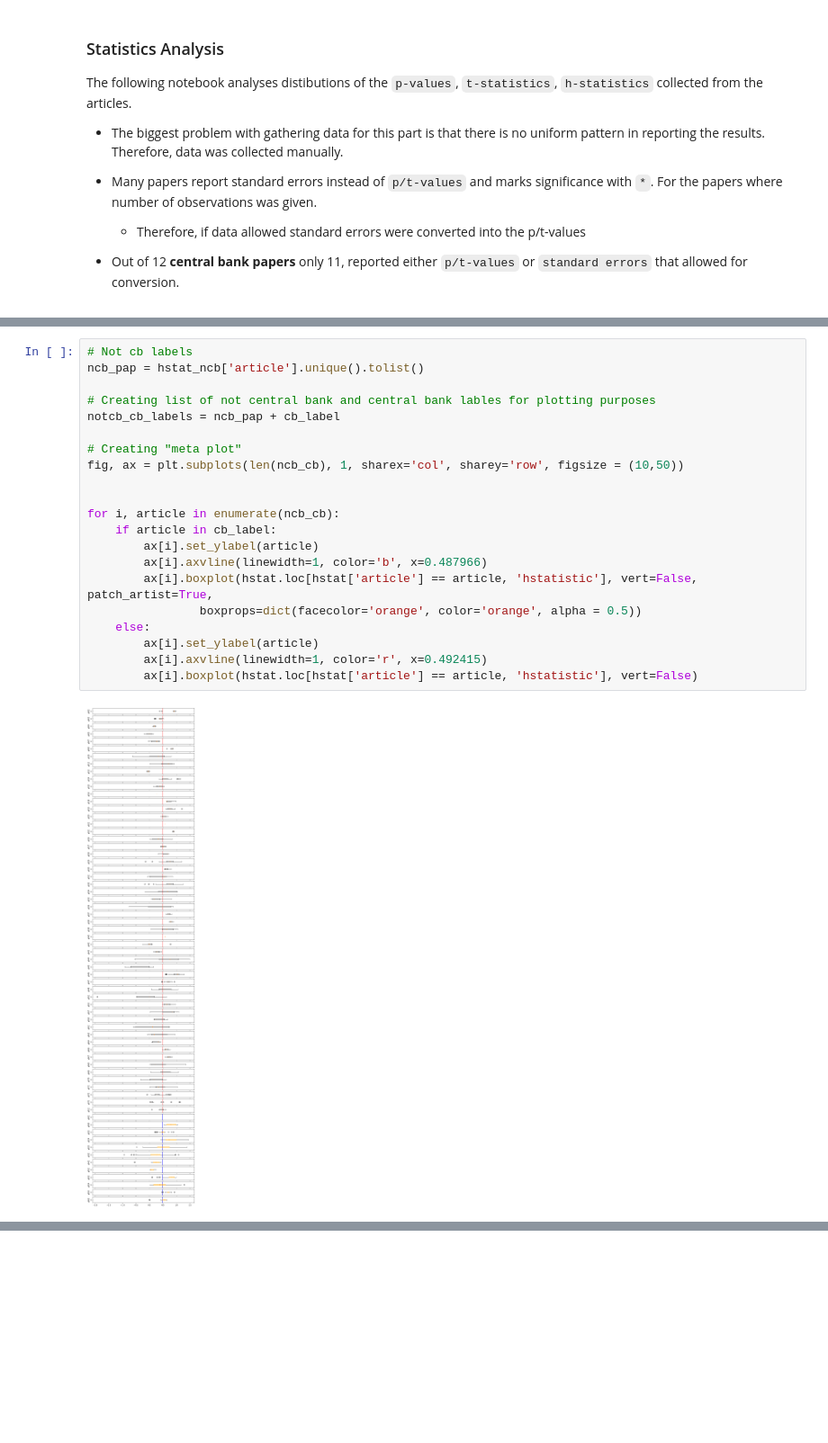
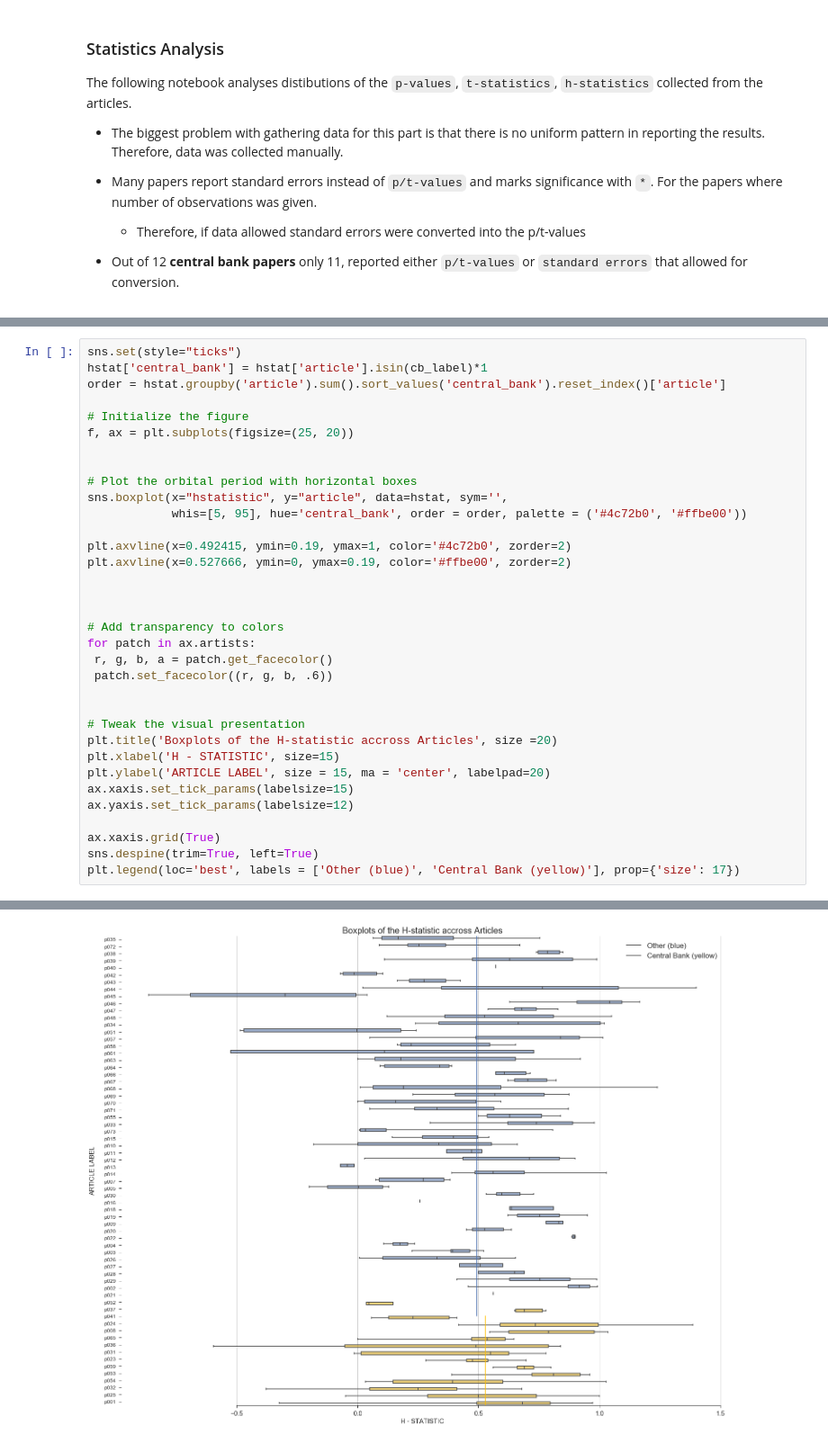
Before and after one commit to ln-P/MasterThesis, a Jupyter notebook: Analysis/Statistics_Analysis.ipynb, the cells around one changed output, grey strips where cells are left out. Shown: that part at 90% size. Drawn from its saved outputs; the diff is of its cells as text; blank space fills up the shorter version.

```diff
--- a/Analysis/Statistics_Analysis.ipynb
+++ b/Analysis/Statistics_Analysis.ipynb
@@ -164,23 +276,35 @@ Ks_2sampResult(statistic=0.3986486486486486, pvalue=1.0267063630101906e-72)
-# %%
-# Not cb labels
-ncb_pap = hstat_ncb['article'].unique().tolist()
-
-# Creating list of not central bank and central bank lables for plotting purposes
-notcb_cb_labels = ncb_pap + cb_label
-
-# Creating "meta plot"
-fig, ax = plt.subplots(len(ncb_cb), 1, sharex='col', sharey='row', figsize = (10,50))
-
-
-for i, article in enumerate(ncb_cb):
-    if article in cb_label:
-        ax[i].set_ylabel(article)
-        ax[i].axvline(linewidth=1, color='b', x=0.487966)
-        ax[i].boxplot(hstat.loc[hstat['article'] == article, 'hstatistic'], vert=False, patch_artist=True,
-                boxprops=dict(facecolor='orange', color='orange', alpha = 0.5))
-    else:
-        ax[i].set_ylabel(article)
-        ax[i].axvline(linewidth=1, color='r', x=0.492415)
-        ax[i].boxplot(hstat.loc[hstat['article'] == article, 'hstatistic'], vert=False)
-# %% [output]
-[figure, removed]
+# %%
+sns.set(style="ticks")
+hstat['central_bank'] = hstat['article'].isin(cb_label)*1
+order = hstat.groupby('article').sum().sort_values('central_bank').reset_index()['article']
+
+# Initialize the figure
+f, ax = plt.subplots(figsize=(25, 20))
+
+
+# Plot the orbital period with horizontal boxes
+sns.boxplot(x="hstatistic", y="article", data=hstat, sym='',
+            whis=[5, 95], hue='central_bank', order = order, palette = ('#4c72b0', '#ffbe00'))
+
+plt.axvline(x=0.492415, ymin=0.19, ymax=1, color='#4c72b0', zorder=2)
+plt.axvline(x=0.527666, ymin=0, ymax=0.19, color='#ffbe00', zorder=2)
+
+
+
+# Add transparency to colors
+for patch in ax.artists:
+ r, g, b, a = patch.get_facecolor()
+ patch.set_facecolor((r, g, b, .6))
+
+
+# Tweak the visual presentation
+plt.title('Boxplots of the H-statistic accross Articles', size =20)
+plt.xlabel('H - STATISTIC', size=15)
+plt.ylabel('ARTICLE LABEL', size = 15, ma = 'center', labelpad=20)
+ax.xaxis.set_tick_params(labelsize=15)
+ax.yaxis.set_tick_params(labelsize=12)
+
+ax.xaxis.grid(True)
+sns.despine(trim=True, left=True)
+plt.legend(loc='best', labels = ['Other (blue)', 'Central Bank (yellow)'], prop={'size': 17})
+# %% [output]
@@ -186,0 +312 @@ for i, article in enumerate(ncb_cb):
+[figure, added]
```
Also changed, not shown: parts of 21 cells of this notebook, 2 other files.
